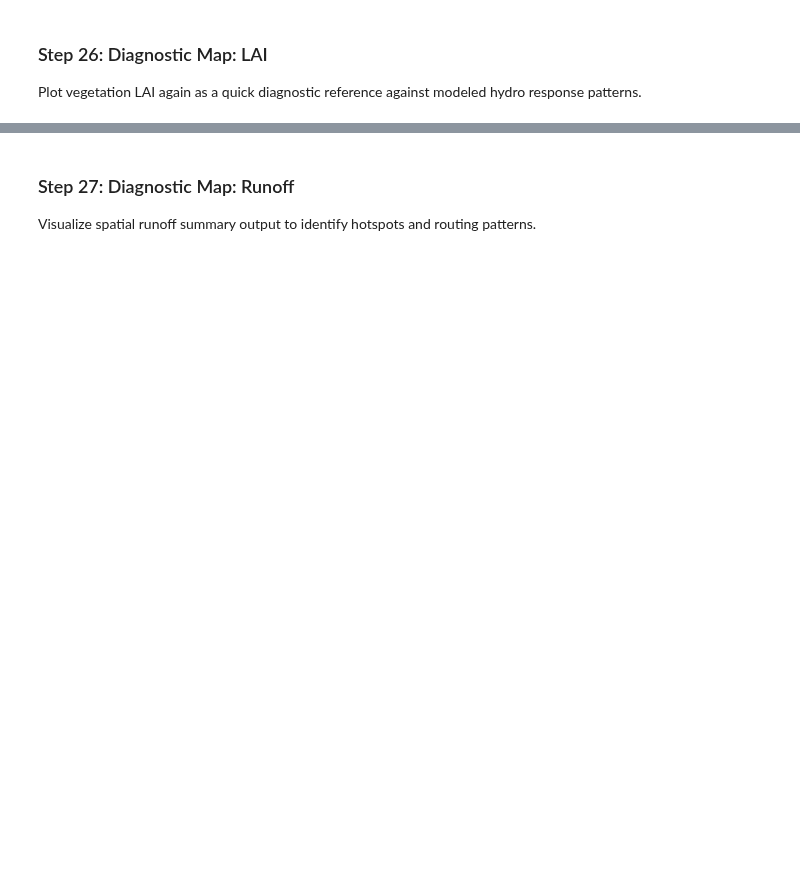
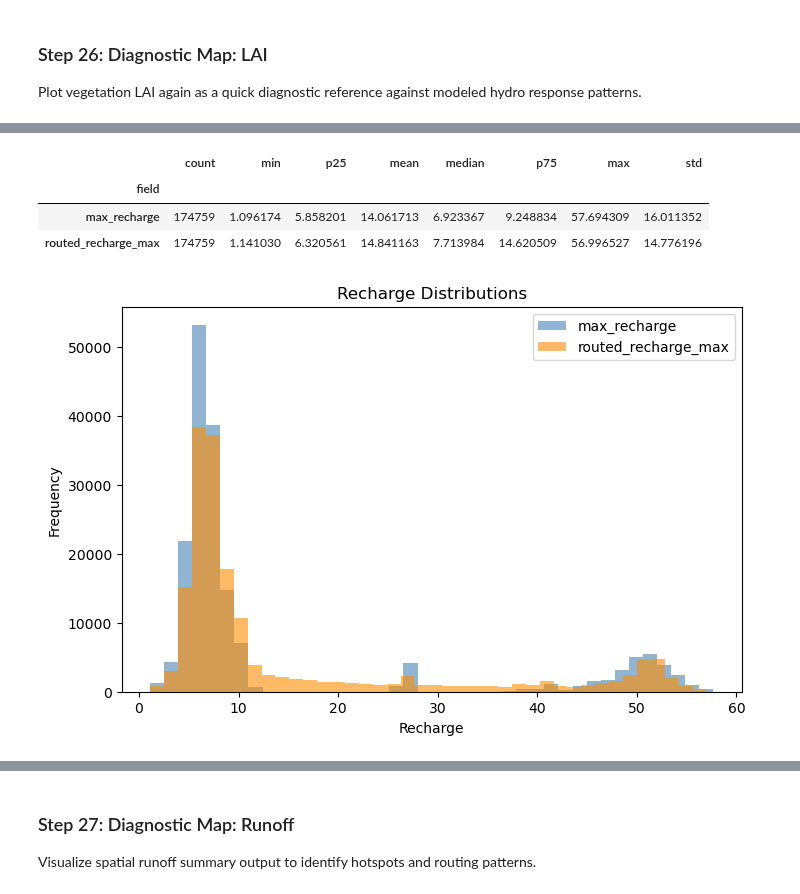
Before and after one commit to gaia-hazlab/landlab-debrisflow, a Jupyter notebook: notebook/Multi_Model_Probability.ipynb, the cells around one changed output, grey strips where cells are left out. Drawn from its saved outputs; the diff is of its cells as text; code cells hidden in the pictures; blank space fills up the shorter version.

Commit message:
Add routed recharge workflow to landslide notebook

```diff
--- a/notebook/Multi_Model_Probability.ipynb
+++ b/notebook/Multi_Model_Probability.ipynb
@@ -778,7 +858,59 @@ imshow_grid_at_node(grid,'vegetation__live_leaf_area_index', plot_name = 'Maximu
 # %%
-_=grid.add_field('groundwater__recharge_mean', max_recharge , at='node', clobber=True)
+routed_recharge_max = route_recharge_field(
+    grid,
+    max_recharge,
+    fill_sinks=False,
+)
+_=grid.add_field('routed_recharge_max', routed_recharge_max, at='node', clobber=True)
+
+_=grid.add_field('groundwater__recharge_mean', routed_recharge_max, at='node', clobber=True)
 grid['node']['groundwater__recharge_mean'][grid['node']['groundwater__recharge_mean'] <= 0] = 0.01
-_=grid.add_field('groundwater__recharge_standard_deviation', max_recharge*0.1, at='node',clobber=True)
+
+_=grid.add_field('groundwater__recharge_standard_deviation', grid.at_node['groundwater__recharge_mean']*0.1, at='node',clobber=True)
+
 _=grid.add_field('groundwater__runoff_mean', max_runoff , at='node', clobber=True)
 _=grid.add_field('test_runoff', mean_runoff , at='node', clobber=True)
 _=grid.add_field('test_recharge', mean_recharge , at='node', clobber=True)
+# %%
+import numpy as np
+import pandas as pd
+
+fields = ["max_recharge", "routed_recharge_max"]
+
+rows = []
+for name in fields:
+    a = np.asarray(eval(name), dtype=float)[grid.core_nodes]
+    a = a[np.isfinite(a)]
+    rows.append({
+        "field": name,
+        "count": a.size,
+        "min": np.min(a),
+        "p25": np.percentile(a, 25),
+        "mean": np.mean(a),
+        "median": np.median(a),
+        "p75": np.percentile(a, 75),
+        "max": np.max(a),
+        "std": np.std(a, ddof=1),
+    })
+
+pd.DataFrame(rows).set_index("field")
+# %% [output]
+|  | count | min | p25 | mean | median | p75 | max | std |
+| field |  |  |  |  |  |  |  |  |
+| max_recharge | 174759 | 1.096174 | 5.858201 | 14.061713 | 6.923367 | 9.248834 | 57.694309 | 16.011352 |
+| routed_recharge_max | 174759 | 1.141030 | 6.320561 | 14.841163 | 7.713984 | 14.620509 | 56.996527 | 14.776196 |
+# %%
+import matplotlib.pyplot as plt
+
+core = grid.core_nodes
+
+plt.figure(figsize=(8,5))
+plt.hist(max_recharge[core], bins=40, alpha=0.6, label="max_recharge", color="steelblue")
+plt.hist(routed_recharge_max[core], bins=40, alpha=0.6, label="routed_recharge_max", color="darkorange")
+plt.xlabel("Recharge")
+plt.ylabel("Frequency")
+plt.legend()
+plt.title("Recharge Distributions")
+plt.show()
+# %% [output]
+[figure, added]
```
Also changed, not shown: parts of 41 cells of this notebook, 2 other files.
